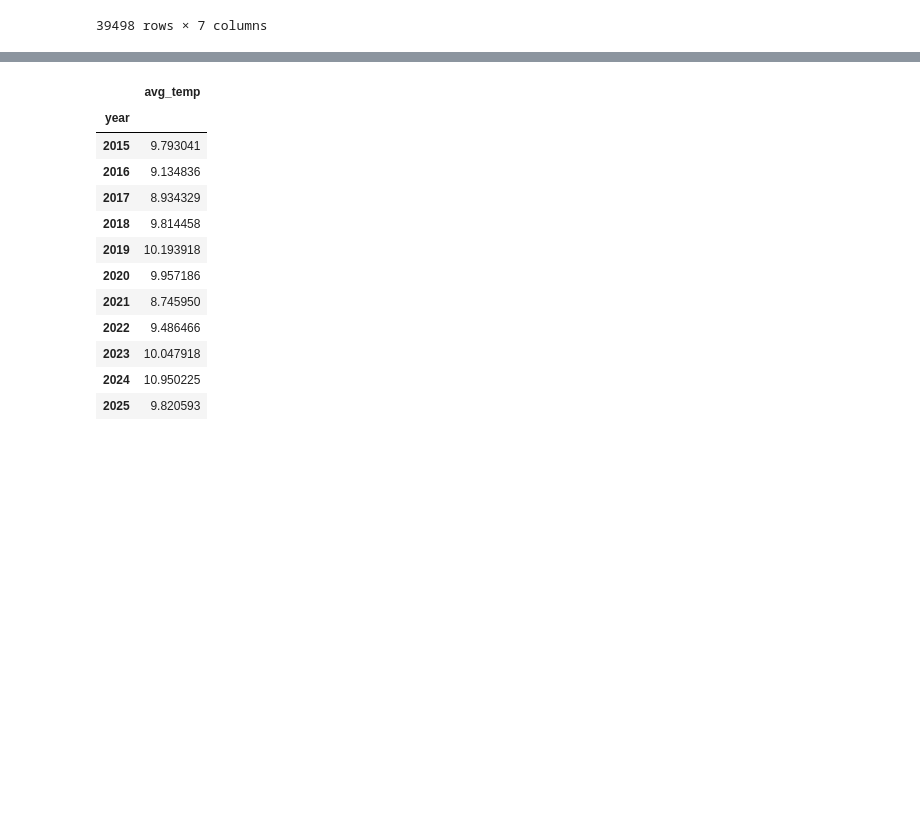
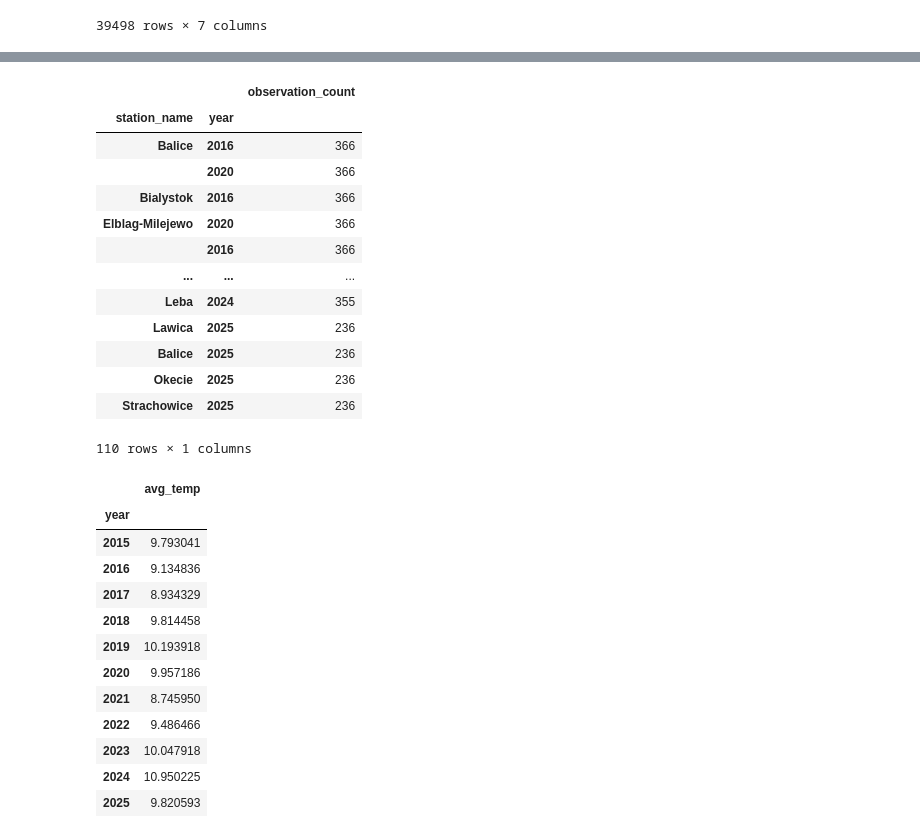
Before and after one commit to nerwuuus/data-toolkit, a Jupyter notebook: weather_data_processing/01_scripts/8_pandas_analysis.ipynb, the cells around one changed output, grey strips where cells are left out. Drawn from its saved outputs; the diff is of its cells as text; code cells hidden in the pictures; blank space fills up the shorter version.

Commit message:
data quality assessment

```diff
--- a/weather_data_processing/01_scripts/8_pandas_analysis.ipynb
+++ b/weather_data_processing/01_scripts/8_pandas_analysis.ipynb
@@ -157 +229,27 @@ avg_temp
+# %%
+# Count the number of observations for each weather station per year
+# to evaluate station coverage and data completeness.
+dq_count2 = (
+    df.groupby(['station_name', 'year']).agg(
+    observation_count=('month_year', 'count')).sort_values(
+        'observation_count', ascending=False
+    )
+    )
+
+dq_count2
+# %% [output]
+|  |  | observation_count |
+| station_name | year |  |
+| Balice | 2016 | 366 |
+|  | 2020 | 366 |
+| Bialystok | 2016 | 366 |
+| Elblag-Milejewo | 2020 | 366 |
+|  | 2016 | 366 |
+| ... | ... | ... |
+| Leba | 2024 | 355 |
+| Lawica | 2025 | 236 |
+| Balice | 2025 | 236 |
+| Okecie | 2025 | 236 |
+| Strachowice | 2025 | 236 |
+110 rows × 1 columns
 # %%
```
Also changed, not shown: parts of 16 cells of this notebook, 1 other file.
